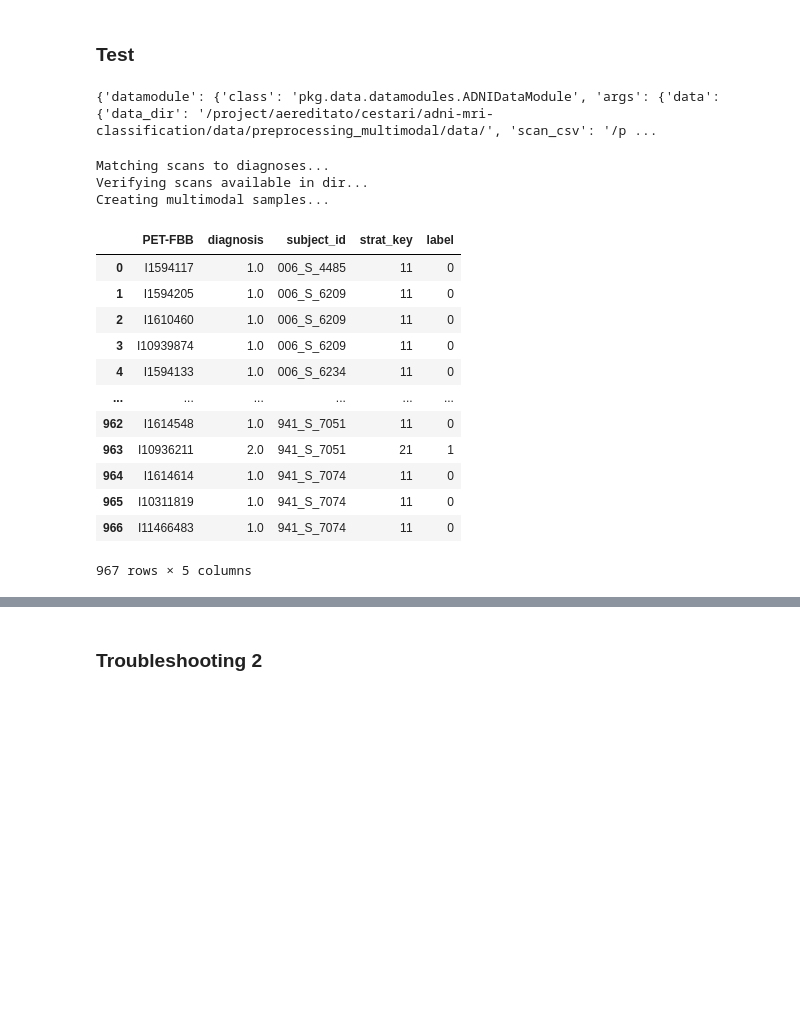
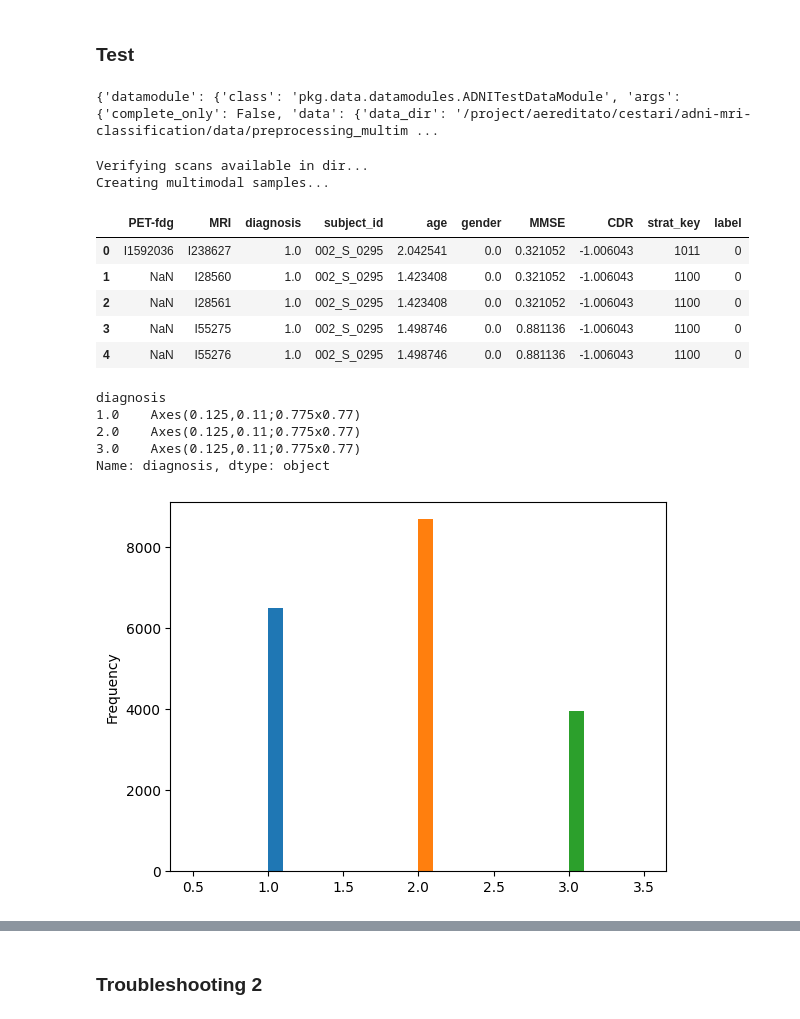
Before and after one commit to MattiaCestari/adni-mri-classification, a Jupyter notebook: test.ipynb, the cells around one changed output, grey strips where cells are left out. Saved outputs shown, nothing was run; the diff lists cells and outputs as text; code cells hidden in the pictures; blank space fills up the shorter version.

```diff
--- a/test.ipynb
+++ b/test.ipynb
@@ -107,16 +107,15 @@ from pkg.utils.instantiate import instantiate
 
 import matplotlib.pyplot as plt
 # %%
-with open("./config.yaml", "r") as f:
+with open("./configs/config2.yaml", "r") as f:
     cfg = yaml.load(f, yaml.Loader)
 
 print(cfg)
 # %% [output]
-{'datamodule': {'class': 'pkg.data.datamodules.ADNIDataModule', 'args': {'data': {'data_dir': '/project/aereditato/cestari/adni-mri-classification/data/preprocessing_multimodal/data/', 'scan_csv': '/p ...
+{'datamodule': {'class': 'pkg.data.datamodules.ADNITestDataModule', 'args': {'complete_only': False, 'data': {'data_dir': '/project/aereditato/cestari/adni-mri-classification/data/preprocessing_multim ...
 # %%
 dm = instantiate(cfg["datamodule"])
 dm.setup()
 # %% [output]
-Matching scans to diagnoses...
 Verifying scans available in dir...
 Creating multimodal samples...
@@ -123,16 +126,19 @@ Creating multimodal samples...
 # %%
-dm.ds.df_multimodal
+df = dm.ds.df_multimodal
+df.head()
 # %% [output]
-|  | PET-FBB | diagnosis | subject_id | strat_key | label |
-| 0 | I1594117 | 1.0 | 006_S_4485 | 11 | 0 |
-| 1 | I1594205 | 1.0 | 006_S_6209 | 11 | 0 |
-| 2 | I1610460 | 1.0 | 006_S_6209 | 11 | 0 |
-| 3 | I10939874 | 1.0 | 006_S_6209 | 11 | 0 |
-| 4 | I1594133 | 1.0 | 006_S_6234 | 11 | 0 |
-| ... | ... | ... | ... | ... | ... |
-| 962 | I1614548 | 1.0 | 941_S_7051 | 11 | 0 |
-| 963 | I10936211 | 2.0 | 941_S_7051 | 21 | 1 |
-| 964 | I1614614 | 1.0 | 941_S_7074 | 11 | 0 |
-| 965 | I10311819 | 1.0 | 941_S_7074 | 11 | 0 |
-| 966 | I11466483 | 1.0 | 941_S_7074 | 11 | 0 |
+|  | PET-fdg | MRI | diagnosis | subject_id | age | gender | MMSE | CDR | strat_key | label |
+| 0 | I1592036 | I238627 | 1.0 | 002_S_0295 | 2.042541 | 0.0 | 0.321052 | -1.006043 | 1011 | 0 |
+| 1 | NaN | I28560 | 1.0 | 002_S_0295 | 1.423408 | 0.0 | 0.321052 | -1.006043 | 1100 | 0 |
+| 2 | NaN | I28561 | 1.0 | 002_S_0295 | 1.423408 | 0.0 | 0.321052 | -1.006043 | 1100 | 0 |
+| 3 | NaN | I55275 | 1.0 | 002_S_0295 | 1.498746 | 0.0 | 0.881136 | -1.006043 | 1100 | 0 |
+| 4 | NaN | I55276 | 1.0 | 002_S_0295 | 1.498746 | 0.0 | 0.881136 | -1.006043 | 1100 | 0 |
-967 rows × 5 columns
+# %%
+df.groupby("diagnosis")["diagnosis"].plot.hist()
+# %% [output]
+diagnosis
+1.0    Axes(0.125,0.11;0.775x0.77)
+2.0    Axes(0.125,0.11;0.775x0.77)
+3.0    Axes(0.125,0.11;0.775x0.77)
+Name: diagnosis, dtype: object
+[figure, added]
```
Also changed, not shown: parts of 10 cells of this notebook, 21 other files.
